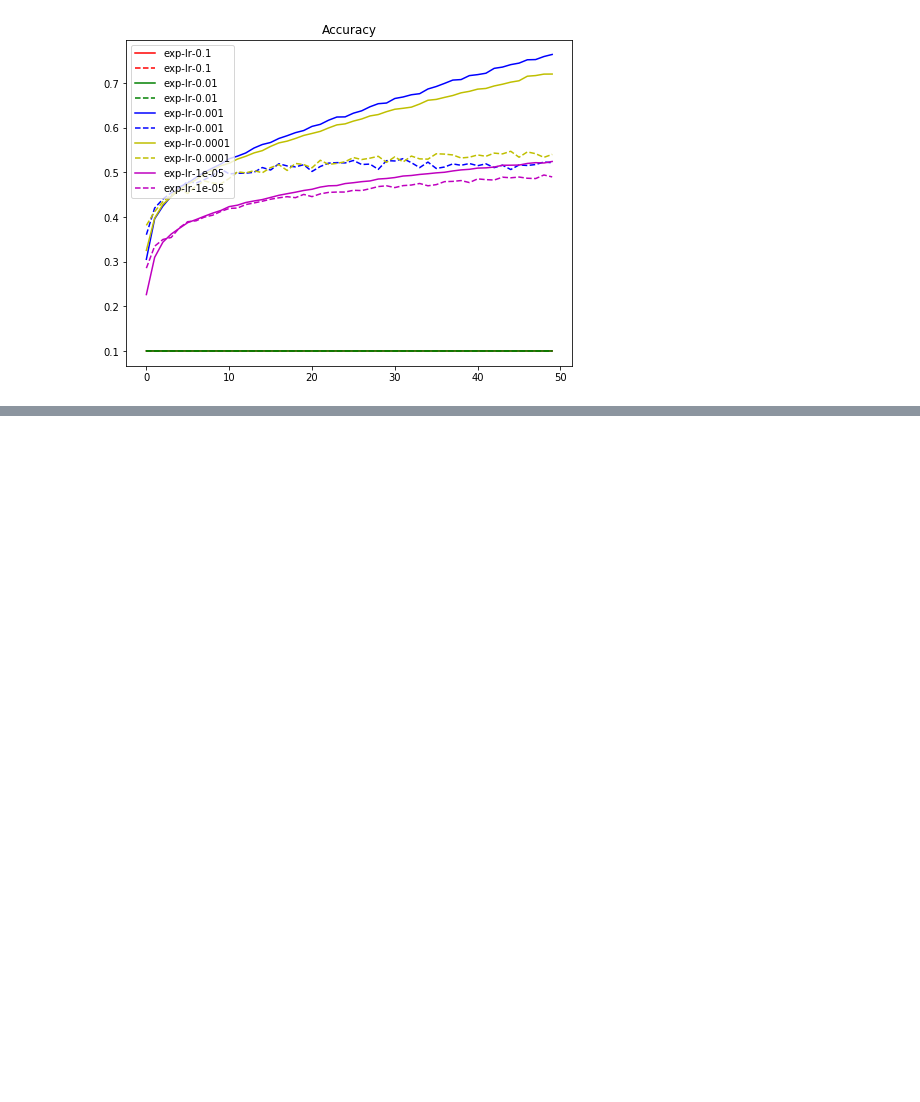
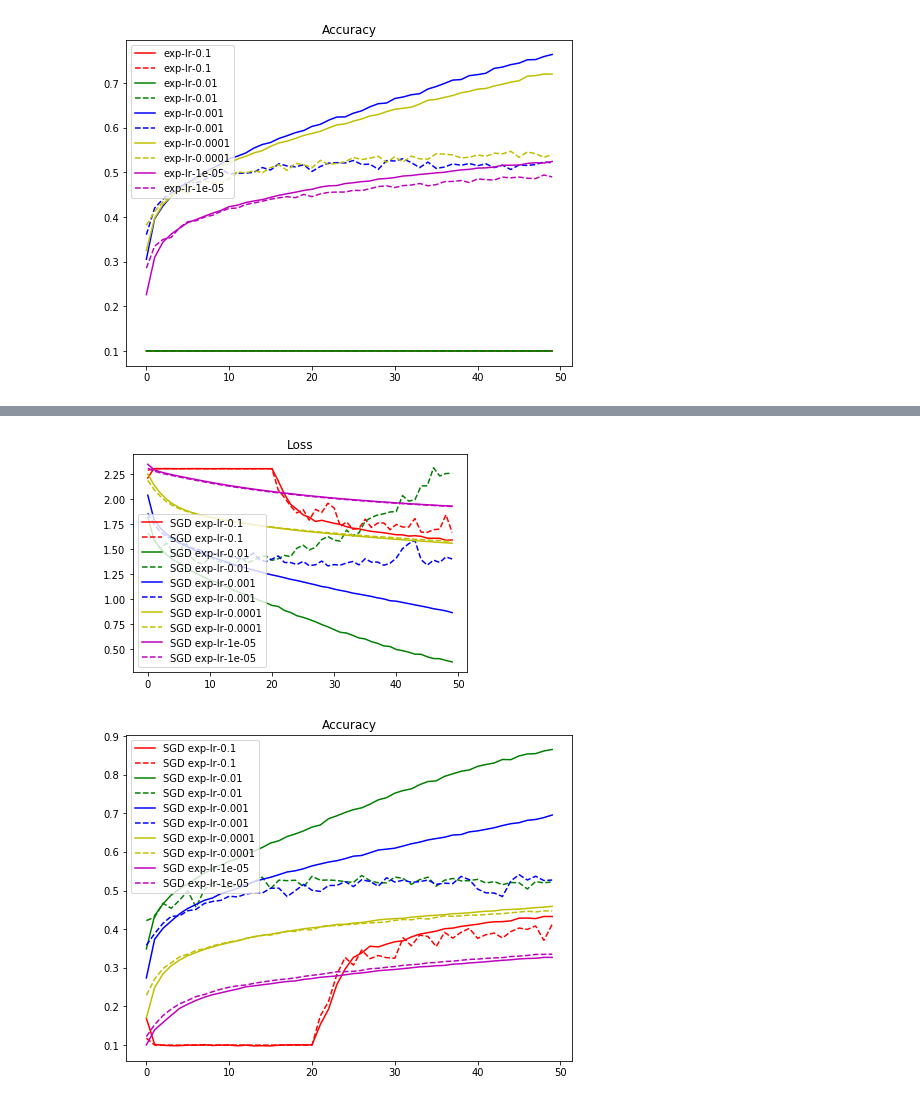
Before and after one commit to skyflying/2nd-ML100Days, a Jupyter notebook: homework/Day080_HW.ipynb, the cells around one changed output, grey strips where cells are left out. Drawn from its saved outputs; the diff is of its cells as text; code cells hidden in the pictures; blank space fills up the shorter version.

```diff
--- a/homework/Day080_HW.ipynb
+++ b/homework/Day080_HW.ipynb
@@ -272,0 +275,29 @@ plt.show()
+# %%
+results = {}
+
+
+for lr in LEARNING_RATE:
+    keras.backend.clear_session() # 把舊的 Graph 清掉
+    print("Experiment with LR = %.6f" % (lr))
+    model = build_mlp(input_shape=x_train.shape[1:])
+    model.summary()
+    optimizer = keras.optimizers.SGD(lr=lr, nesterov=True, momentum=MOMENTUM)
+    model.compile(loss="categorical_crossentropy", metrics=["accuracy"], optimizer=optimizer)
+
+    model.fit(x_train, y_train,
+              epochs=EPOCHS,
+              batch_size=BATCH_SIZE,
+              validation_data=(x_test, y_test),
+              shuffle=True)
+
+    # Collect results
+    train_loss = model.history.history["loss"]
+    valid_loss = model.history.history["val_loss"]
+    train_acc = model.history.history["acc"]
+    valid_acc = model.history.history["val_acc"]
+
+    exp_name_tag = "SGD exp-lr-%s" % str(lr)
+    results[exp_name_tag] = {'train-loss': train_loss,
+                             'valid-loss': valid_loss,
+                             'train-acc': train_acc,
+                             'valid-acc': valid_acc}
@@ -272,0 +322,18 @@ plt.show()
+# %%
+for i, cond in enumerate(results.keys()):
+    plt.plot(range(len(results[cond]['train-loss'])),results[cond]['train-loss'], '-', label=cond, color=color_bar[i])
+    plt.plot(range(len(results[cond]['valid-loss'])),results[cond]['valid-loss'], '--', label=cond, color=color_bar[i])
+plt.title("Loss")
+plt.legend()
+plt.show()
+
+plt.figure(figsize=(8,6))
+for i, cond in enumerate(results.keys()):
+    plt.plot(range(len(results[cond]['train-acc'])),results[cond]['train-acc'], '-', label=cond, color=color_bar[i])
+    plt.plot(range(len(results[cond]['valid-acc'])),results[cond]['valid-acc'], '--', label=cond, color=color_bar[i])
+plt.title("Accuracy")
+plt.legend()
+plt.show()
+# %% [output]
+[figure, added]
+[figure, added]
```
Also changed, not shown: parts of 2 cells of this notebook, 1 other file.
